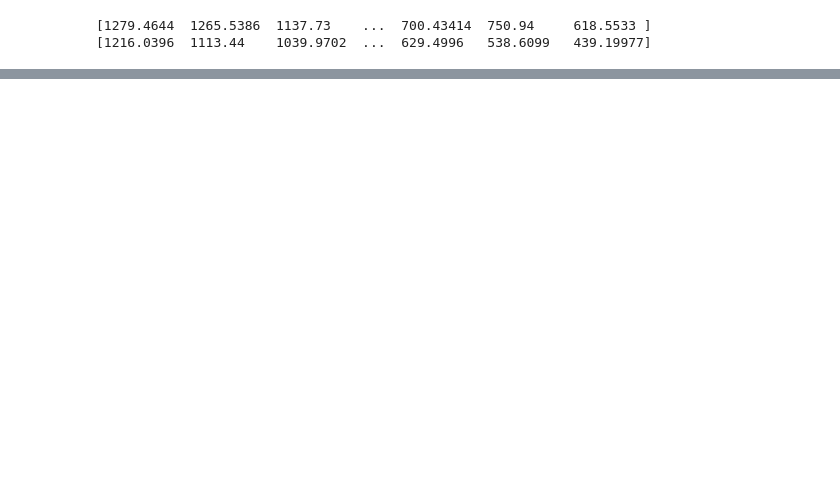
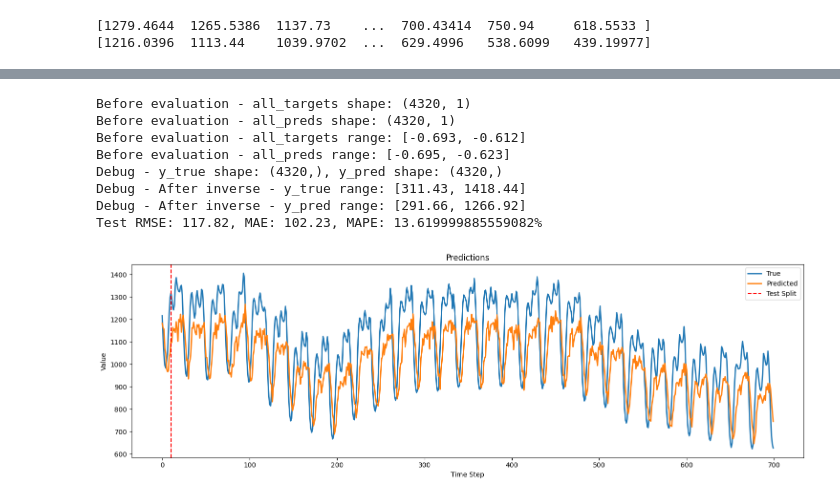
Before and after one commit to H1406/energy-forecasting, a Jupyter notebook: model.ipynb, the cells around one changed output, grey strips where cells are left out. Drawn from its saved outputs; the diff is of its cells as text; code cells hidden in the pictures; blank space fills up the shorter version.

```diff
--- a/model.ipynb
+++ b/model.ipynb
@@ -608,3 +612,25 @@ print(results['y_true'])
 # %% [output]
 [1279.4644  1265.5386  1137.73    ...  700.43414  750.94     618.5533 ]
 [1216.0396  1113.44    1039.9702  ...  629.4996   538.6099   439.19977]
+# %%
+class LSTM(nn.Module):
+    def __init__(self, input_size=1, hidden_size=64, num_layers=2, output_size=1, dropout=0.1):
+        super(LSTM, self).__init__()
+        self.hidden_size = hidden_size
+        self.num_layers = num_layers
+
+        self.lstm = nn.LSTM(input_size, hidden_size, num_layers, batch_first=True, dropout=dropout)
+        self.fc = nn.Linear(hidden_size, output_size)
+
+    def forward(self, x):
+        # x shape: (batch_size, seq_length, input_size)
+        h0 = torch.zeros(self.num_layers, x.size(0), self.hidden_size).to(x.device)
+        c0 = torch.zeros(self.num_layers, x.size(0), self.hidden_size).to(x.device)
+
+        out, _ = self.lstm(x, (h0, c0))  # out shape: (batch_size, seq_length, hidden_size)
+        out = self.fc(out[:, -1, :])     # Take the last time step
+        return out
+
+lstm_model = LSTM(input_size=1, hidden_size=64, num_layers=2, output_size=1, dropout=0.1)
+lstm_model.to(device)
+lstm_model, lstm_history = train_model(lstm_model, X_train, y_train, X_val, y_val, epochs=10)
@@ -610,0 +651,20 @@ print(results['y_true'])
+# %%
+results_lstm = test_model(lstm_model, X_test, y_test, batch_size=32, scaler=scaler)
+plot_partial_predictions(
+    y_true=results_lstm['y_true'],
+    preds_dict=results_lstm['y_pred'],
+    split_idx=10,
+    group_title="Predictions",
+    window_size=700,  # Use the full available length
+    start_idx=0
+)
+# %% [output]
+Before evaluation - all_targets shape: (4320, 1)
+Before evaluation - all_preds shape: (4320, 1)
+Before evaluation - all_targets range: [-0.693, -0.612]
+Before evaluation - all_preds range: [-0.695, -0.623]
+Debug - y_true shape: (4320,), y_pred shape: (4320,)
+Debug - After inverse - y_true range: [311.43, 1418.44]
+Debug - After inverse - y_pred range: [291.66, 1266.92]
+Test RMSE: 117.82, MAE: 102.23, MAPE: 13.619999885559082%
+[figure, added]
```
Also changed, not shown: parts of 11 cells of this notebook, 1 other file.
